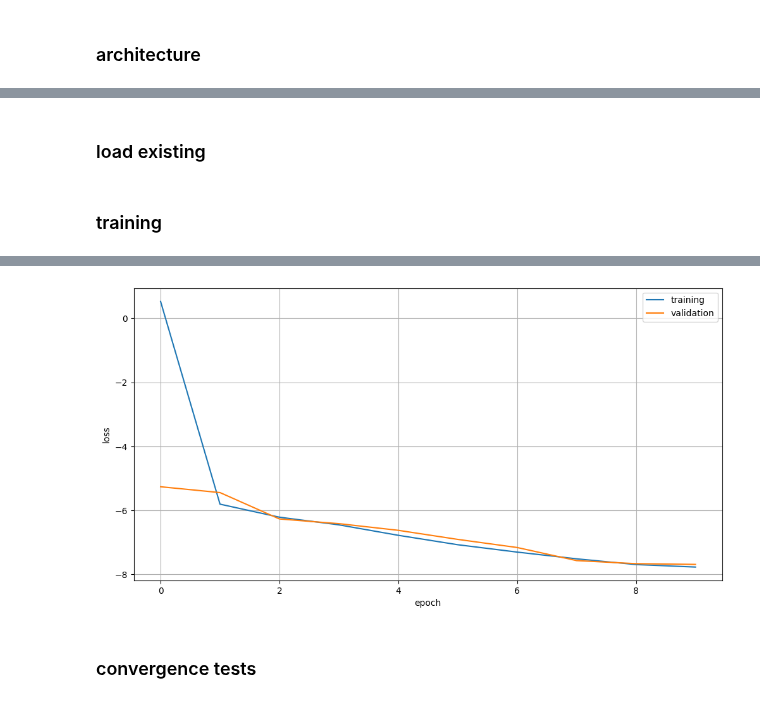
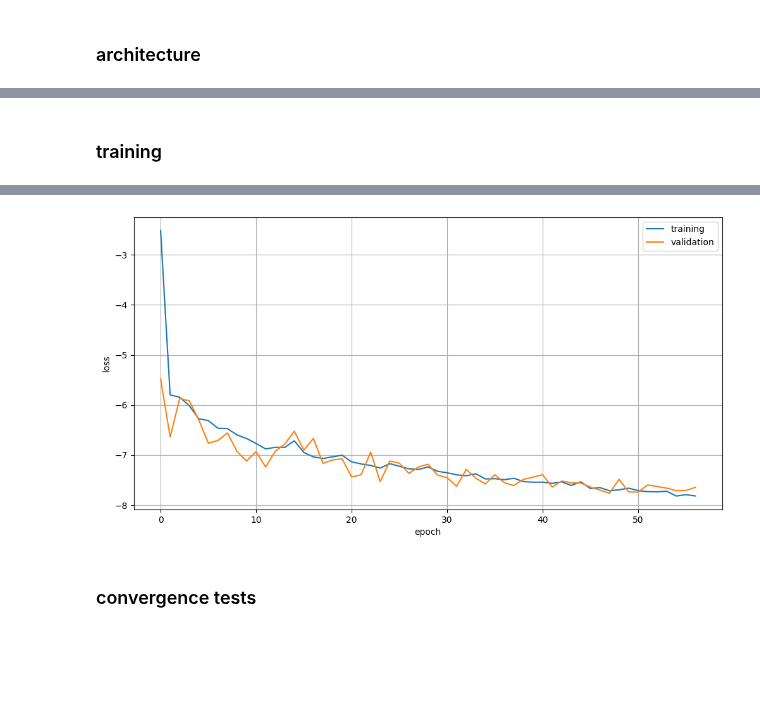
Before and after one commit to des-science/multiprobe-simulation-inference, a Jupyter notebook: notebooks/flow_conductor_network.ipynb, the cells around one changed output, grey strips where cells are left out. Saved outputs shown, nothing was run; the diff lists cells and outputs as text; code cells hidden in the pictures; blank space fills up the shorter version.

```diff
--- a/notebooks/flow_conductor_network.ipynb
+++ b/notebooks/flow_conductor_network.ipynb
@@ -60,5 +60,5 @@ fidu_preds, grid_preds, grid_cosmos, file_dict = preprocessing.get_reshaped_netw
 
 # output directory and file names
 out_dir = os.path.join(base_dir, model_dir)
-label = f"{n_steps}_flow"
+label = f"{n_steps}_steps"
 # %% [output]
@@ -132,2 +131,0 @@ flow = LikelihoodFlow(
-# %% [markdown]
-### load existing
@@ -142,9 +135,9 @@ flow = LikelihoodFlow(
 flow.fit(
     x=grid_preds,
     theta=grid_cosmos,
-    n_epochs=10,
+    n_epochs=100,
     # dataset
-    batch_size=1024,
+    batch_size=1000,
     vali_split=0.1,
     # optimizer
     learning_rate=1e-3,
@@ -163 +158 @@ flow.fit(
-[figure, old version]
+[figure, new version]
```
Also changed, not shown: parts of 9 cells of this notebook, 6 other files.
